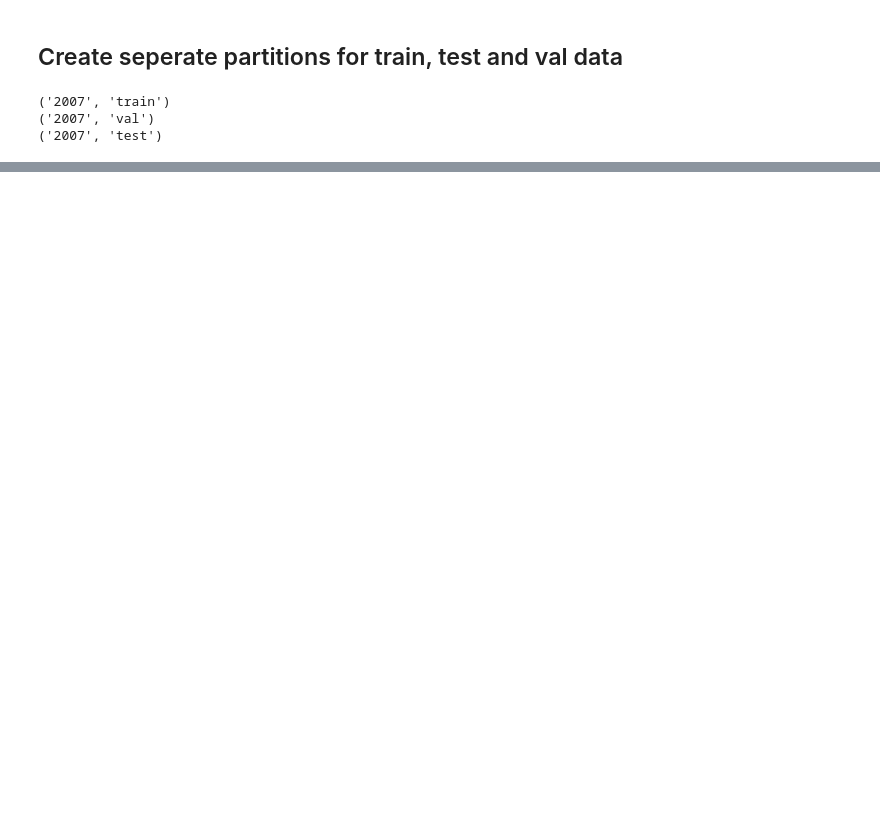
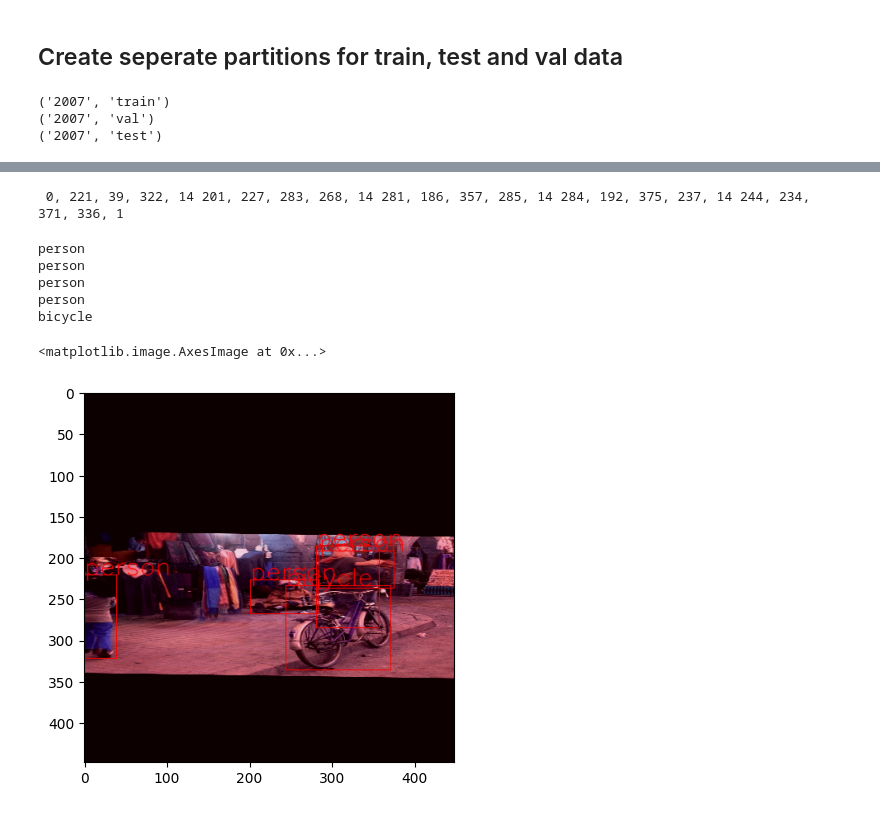
Before and after one commit to BUSY-LOOPING/YOLO-v1-Tensorflow2.0, a Jupyter notebook: 1.Data-Arrangement.ipynb, the cells around one changed output, grey strips where cells are left out. Drawn from its saved outputs; the diff is of its cells as text; code cells hidden in the pictures; blank space fills up the shorter version.

```diff
--- a/1.Data-Arrangement.ipynb
+++ b/1.Data-Arrangement.ipynb
@@ -261,0 +197,3 @@ for set_ in sets :
+# %%
+img = cv2.imread(os.path.join('val', 'images', '009958.jpg'))
+img.shape
@@ -261,0 +202,17 @@ for set_ in sets :
+# %%
+def convert_txt(in_file) :
+    with open(in_file) as f :
+        coords = f.read().split(' ')[1:]  #since first char is blank space
+        new_coord = []
+        for i in range(len(coords)) :
+            res = [int(j) for j in coords[i].split(',')]
+            new_coord.append(res)
+
+            new_coord = np.array(new_coord)
+            return new_coord
+# %%
+new_coord = convert_txt(os.path.join('val', 'labels', '009958.txt'))
+print(new_coord, new_coord[:, -1],new_coord[:, :-1] ,sep = '\n\n')
+# %%
+augmented = augmentor(class_labels =new_coord[:, -1], image = img, bboxes = new_coord[:, :-1])
+augmented
@@ -261,0 +245,42 @@ for set_ in sets :
+# %%
+bboxes = np.array(augmented['bboxes'], dtype = np.int32)
+class_labels = np.array(augmented['class_labels'], dtype = np.int32).reshape(-1, 1)
+bbox_labels = np.concatenate((bboxes, class_labels), axis = 1)
+result = ' '.join([', '.join(map(str, row)) for row in bbox_labels])
+result = ' ' + result
+# Print the result
+print(result)
+# %% [output]
+ 0, 221, 39, 322, 14 201, 227, 283, 268, 14 281, 186, 357, 285, 14 284, 192, 375, 237, 14 244, 234, 371, 336, 1
+# %%
+list_classes = list(classes_num)
+idx = 0
+for xmin, ymin, xmax, ymax in augmented['bboxes']:
+    cv2.rectangle(augmented['image'],
+                 np.array([xmin, ymin], dtype = np.int32), #pt1
+                 np.array([xmax, ymax], dtype = np.int32), #pt2
+                 (250, 0, 0), #BGR format
+                 1)  #thickness = 2
+
+    txt = list_classes[augmented['class_labels'][idx]]
+    print(txt)
+    cv2.putText(img=augmented['image'],
+                   text = txt,
+                   org = np.array([xmin, ymin], dtype = np.int32),
+                   fontFace = cv2.LINE_AA,
+                   fontScale = 1,
+                   color = (255, 0, 0),
+                   thickness =1,
+                    lineType = cv2.LINE_AA
+                   )
+    idx += 1
+
+plt.imshow(augmented['image'])
+# %% [output]
+person
+person
+person
+person
+bicycle
+<matplotlib.image.AxesImage at 0x...>
+[figure, added]
```
Also changed, not shown: parts of 19 cells of this notebook, 7 other files.
